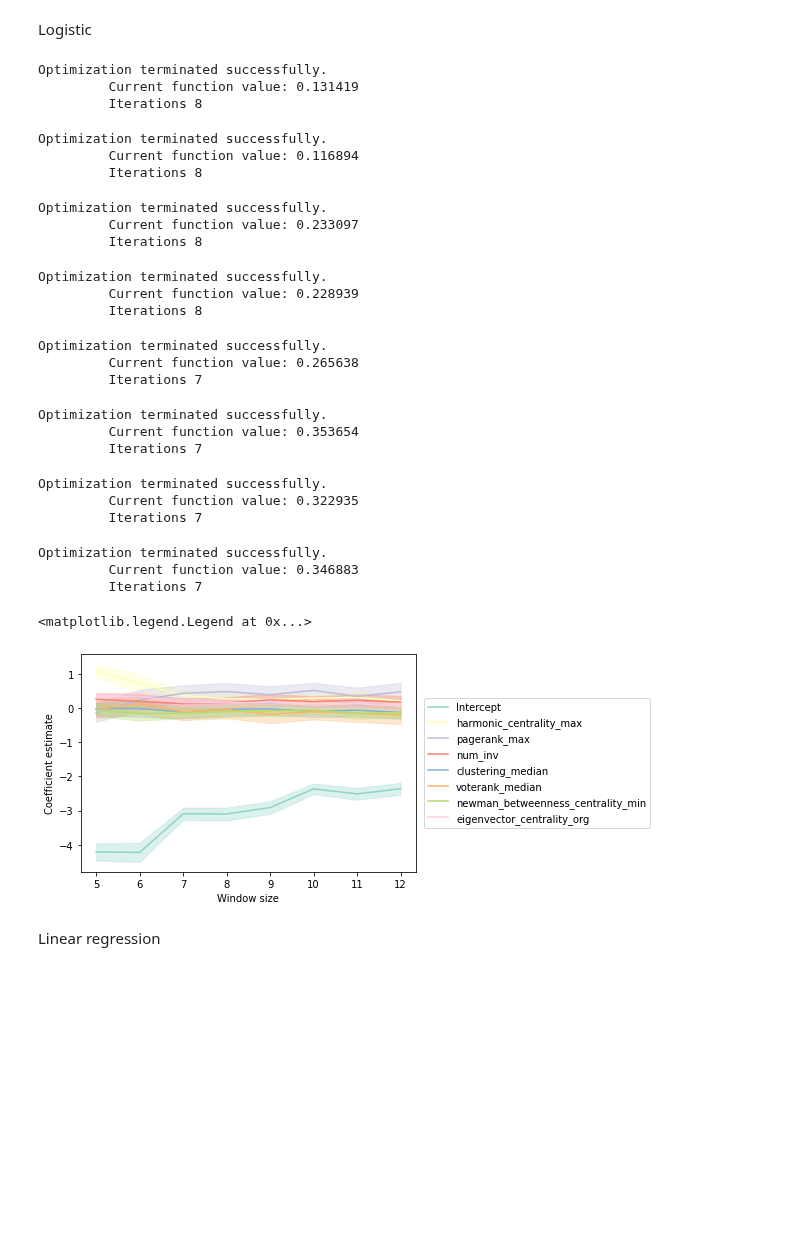
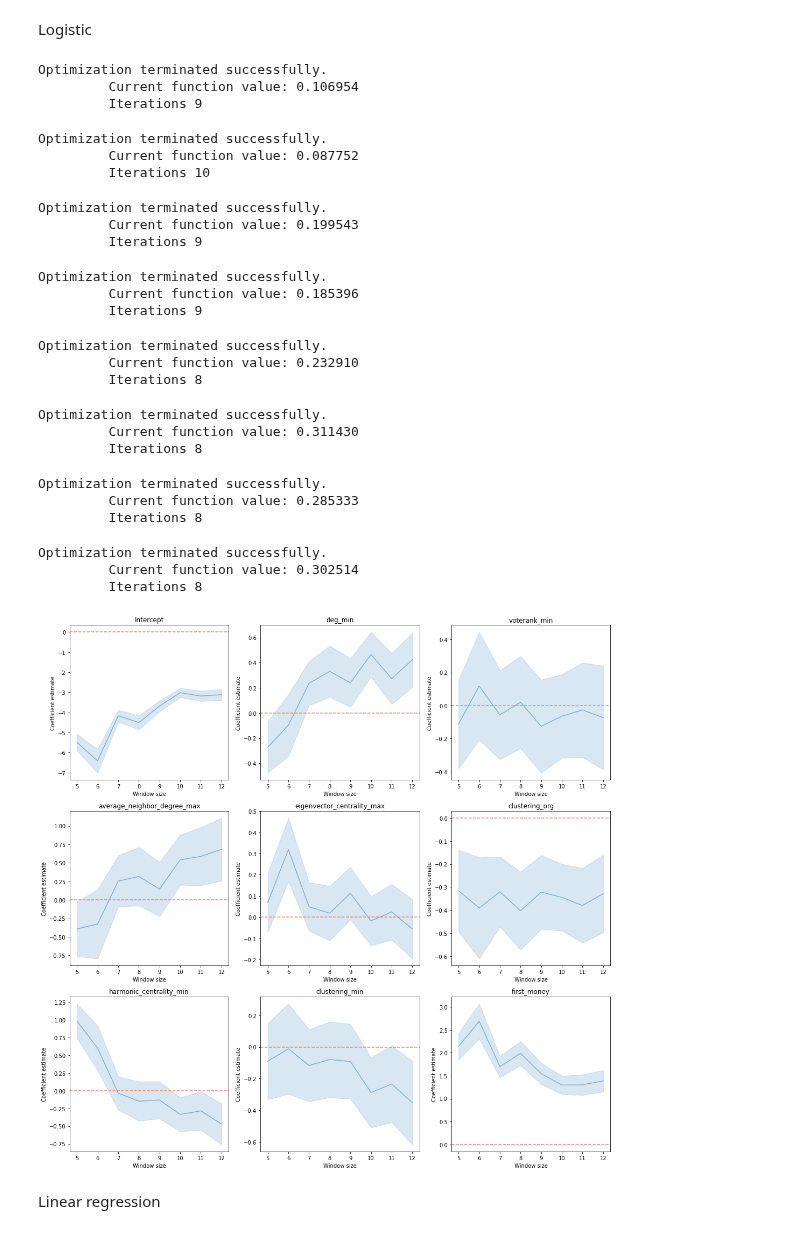
Before and after one commit to testalorenzo/crunch_net, a Jupyter notebook: ANS/notebook/notebooks/ANS_extension.ipynb, the cells around one changed output. Cells and saved outputs as stored; diff of their text form; code cells hidden in the pictures; blank space fills up the shorter version.

```diff
--- a/ANS/notebook/notebooks/ANS_extension.ipynb
+++ b/ANS/notebook/notebooks/ANS_extension.ipynb
@@ -450,5 +460,5 @@ cumulative_merge=pd.concat([cat, num_scaled], axis=1)
 # %%
-formula='cum ~ deg_min + voterank_min + average_neighbor_degree_max + eigenvector_centrality_max + clustering_org + harmonic_centrality_min + clustering_min + first_money + sector + continent'
+formula='cum ~ deg_min + voterank_min + average_neighbor_degree_max + eigenvector_centrality_max + clustering_org + harmonic_centrality_min + clustering_min + sector + continent + first_money'
 # %%
 results = smf.ols(formula, data=cumulative_merge).fit()
 print(results.summary())
@@ -634,0 +649,19 @@ plt.savefig('functional_coefficients_'+str(size)+'.pdf', bbox_inches="tight")
+# %%
+names=['Intercept', 'deg_min', 'voterank_min', 'average_neighbor_degree_max', 'eigenvector_centrality_max', 'clustering_org', 'harmonic_centrality_min', 'clustering_min', 'first_money']
+
+fig, axs = plt.subplots(3, 3, figsize=(18, 18))
+
+for i in range(9):
+    axs[i//3, i%3].plot(range(0,log_fun_coef.shape[0]), log_fun_coef.iloc[:,i], '-', c=default_color)
+    axs[i//3, i%3].fill_between(range(0,log_fun_coef.shape[0]), log_fun_coef.iloc[:,i] - log_fun_se.iloc[:,i], log_fun_coef.iloc[:,i] + log_fun_se.iloc[:,i], color=default_color, alpha=0.3)
+    axs[i//3, i%3].set_title(names[i])
+
+for ax in axs.flat:
+    ax.set(xlabel='Time', ylabel='Coefficient estimate')
+    ax.axhline(0,color=default_color2,ls='--')
+
+#axs[2, 1].set_visible(False)
+#axs[2, 2].set_visible(False)
+
+os.chdir('/Users/ltesta/Documents/GitHub/crunch_net/ANS/plots')
+plt.savefig('log_functional_coefficients_'+str(size)+'.pdf', bbox_inches="tight")
@@ -659,7 +694,7 @@ for size in range(5,13):
     num_scaled.columns=num.columns
     num_scaled.index=cat.index
     binary_merge=pd.concat([cat, num_scaled], axis=1)
-    results = smf.logit('cluster ~ harmonic_centrality_max + pagerank_max + num_inv + clustering_median + voterank_median + newman_betweenness_centrality_min + eigenvector_centrality_org', data=binary_merge).fit()
+    results = smf.logit(formula_log, data=binary_merge).fit()
     prsquared.append(results.prsquared)
     coef.append(results.params)
     l_bound.append(results.conf_int().iloc[:,0])
@@ -669,43 +704,48 @@ u_bound=pd.DataFrame(u_bound).reset_index()
 l_bound=pd.DataFrame(l_bound).reset_index()
 # %% [output]
 Optimization terminated successfully.
-         Current function value: 0.131419
-         Iterations 8
+         Current function value: 0.106954
+         Iterations 9
 Optimization terminated successfully.
-         Current function value: 0.116894
-         Iterations 8
+         Current function value: 0.087752
+         Iterations 10
 Optimization terminated successfully.
-         Current function value: 0.233097
-         Iterations 8
+         Current function value: 0.199543
+         Iterations 9
 Optimization terminated successfully.
-         Current function value: 0.228939
-         Iterations 8
+         Current function value: 0.185396
+         Iterations 9
 Optimization terminated successfully.
-         Current function value: 0.265638
-         Iterations 7
+         Current function value: 0.232910
+         Iterations 8
 Optimization terminated successfully.
-         Current function value: 0.353654
-         Iterations 7
+         Current function value: 0.311430
+         Iterations 8
 Optimization terminated successfully.
-         Current function value: 0.322935
-         Iterations 7
+         Current function value: 0.285333
+         Iterations 8
 Optimization terminated successfully.
-         Current function value: 0.346883
-         Iterations 7
+         Current function value: 0.302514
+         Iterations 8
 # %%
-fig, ax = plt.subplots(1,1, figsize=(6, 4))
-for i in range(1,len(coef)+1):
-    plt.plot(range(5,13), coef.iloc[:,i], label=coef.columns[i], color=colors[i-1])
-    plt.fill_between(range(5,13), l_bound.iloc[:,i], u_bound.iloc[:,i], alpha=0.3, color=colors[i-1])
-plt.xlabel('Window size')
-plt.ylabel('Coefficient estimate')
-plt.legend(bbox_to_anchor=(1.01,0.5), loc="center left")
+fig, axs = plt.subplots(3, 3, figsize=(18, 18))
+
+for i in range(9):
+    axs[i//3, i%3].plot(range(5,13), coef.iloc[:,i+1], color=default_color)
+    axs[i//3, i%3].fill_between(range(5,13), l_bound.iloc[:,i+1], u_bound.iloc[:,i+1], alpha=0.3, color=default_color)
+    axs[i//3, i%3].set_title(coef.columns[i+1])
+
+for ax in axs.flat:
+    ax.set(xlabel='Window size', ylabel='Coefficient estimate')
+    ax.axhline(0,color=default_color2,ls='--')
+
+#axs[2, 1].set_visible(False)
+#axs[2, 2].set_visible(False)
 
 os.chdir('/Users/ltesta/Documents/GitHub/crunch_net/ANS/plots')
-plt.savefig('stability_linear.pdf', bbox_inches="tight")
+plt.savefig('stability_logistic.pdf', bbox_inches="tight")
 # %% [output]
-<matplotlib.legend.Legend at 0x...>
-[figure, old version]
+[figure, new version]
 # %% [markdown]
 Linear regression
 # %%
```
Also changed, not shown: parts of 16 cells of this notebook, 10 other files.
